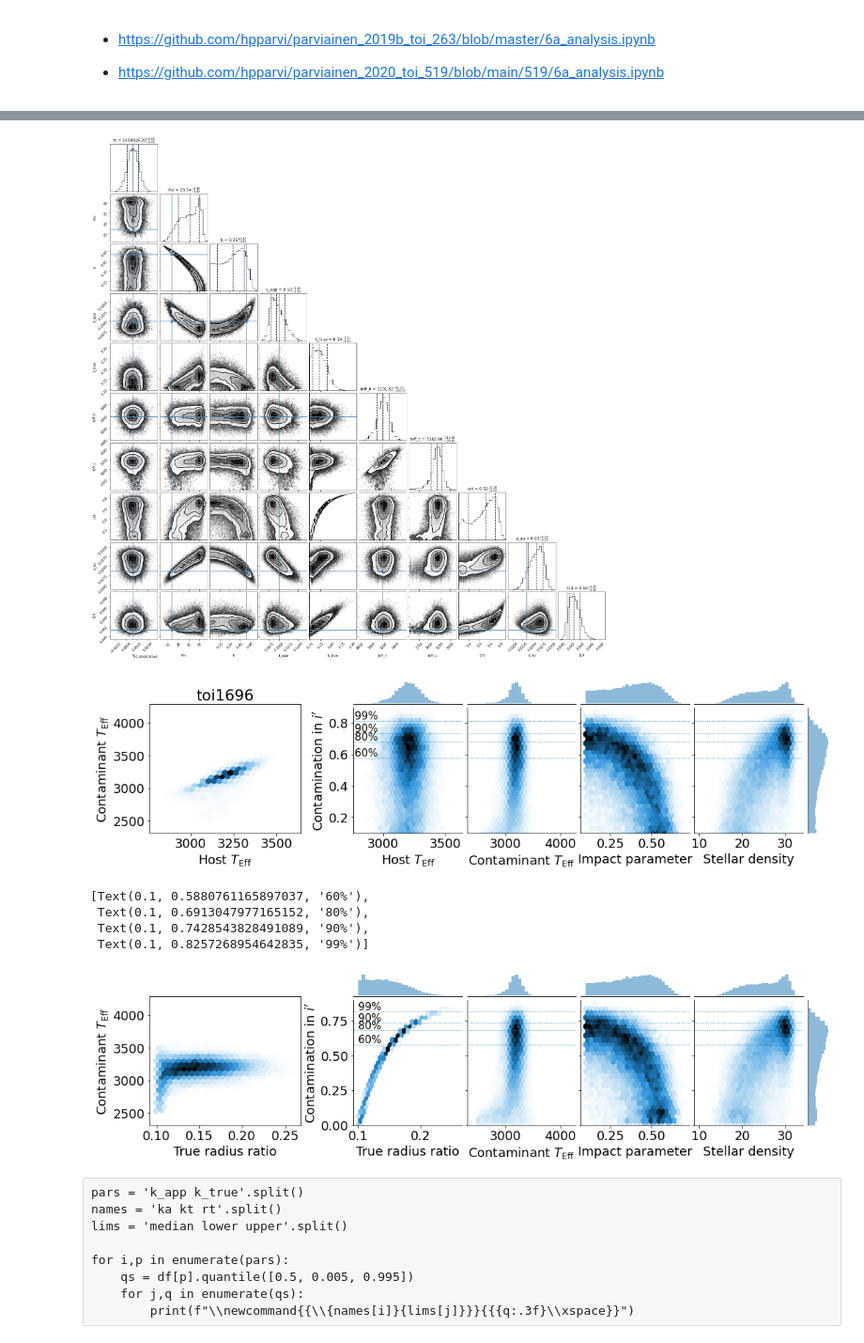
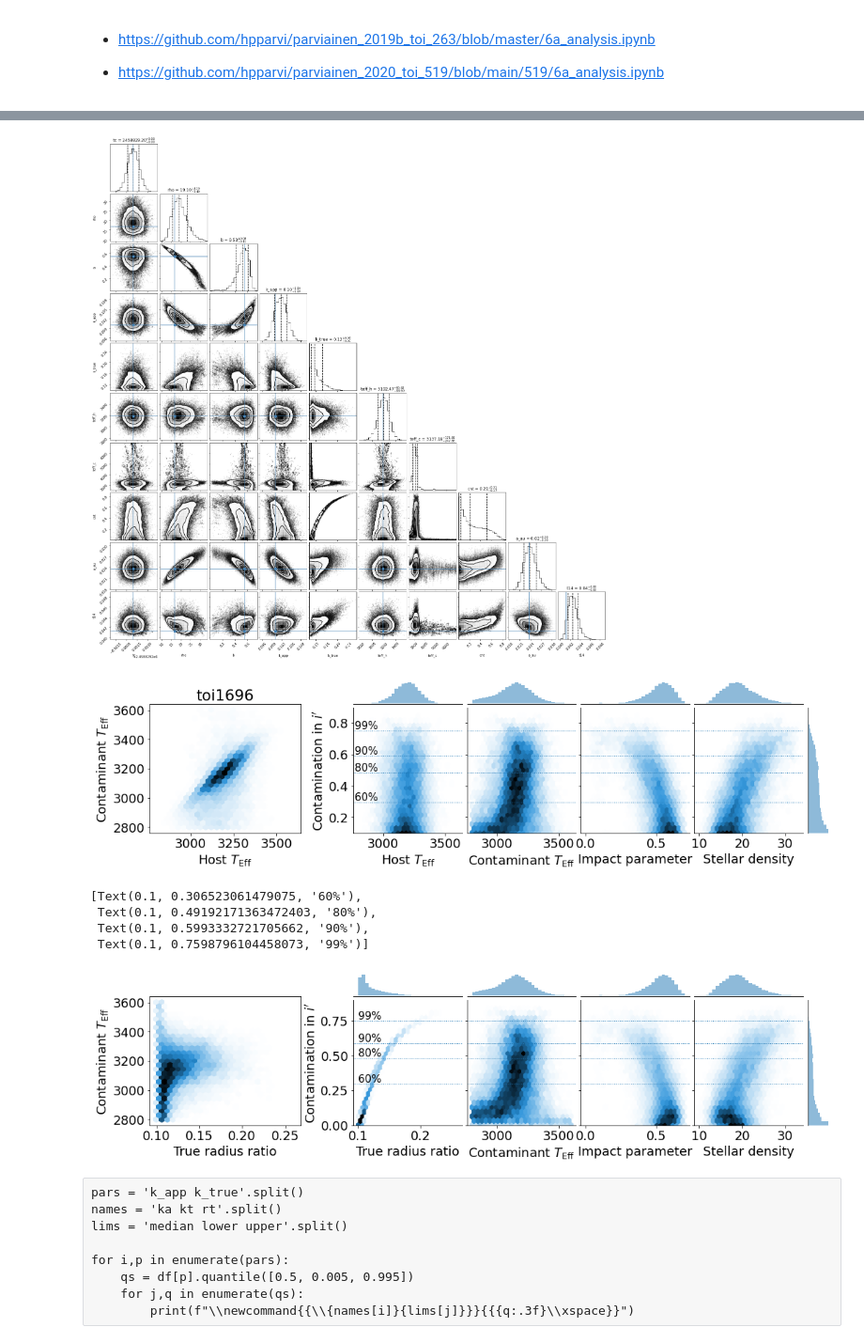
Before and after one commit to jpdeleon/toi1696, a Jupyter notebook: notebooks/contamination.ipynb, the cells around one changed output, grey strips where cells are left out. Shown at 94% size. Saved outputs shown, nothing was run; the diff lists cells and outputs as text; code cells hidden in the pictures.

Commit message:
contamination without t14 prior

```diff
--- a/notebooks/contamination.ipynb
+++ b/notebooks/contamination.ipynb
@@ -156,5 +177,3 @@ lpf.add_ldtk_prior((star_teff.n,star_teff.s),
                    (star_logg.n, star_logg.s),
                    (star_z.n,star_z.s),
                    passbands)
-# %%
-lpf.add_t14_prior(0.99/24, 0.02/24)
@@ -173,7 +194,7 @@ lpf.set_prior('teff_h', NP(star_teff.n, 100)) #inflated uncertainty
 
 #rho_star posterior reaches rho=23 gcc default upper boundary
 #M dwarfs in NExSci have rho<32 gcc
-lpf.set_prior('rho', UP(1, 40.0))
+lpf.set_prior('rho', NP(17, 4.5))
 # lpf.set_prior('k2_app', UP(0.08, 0.12))
 lpf.ps
 # %% [output]
@@ -403,7 +424,7 @@ fig = corner(df[pars],
              truths=truths
             );
 # %% [output]
-[figure, old version]
+[figure, new version]
 # %%
 fig.savefig(f'../paper/figures/contaminated_lpf_corner_{outdir}.png', bbox_inches=False, facecolor='w')
 # %%
@@ -414,8 +435,8 @@ rcParams['font.size'] = 18
 
 fig = joint_marginal_plot(df,
                           htelim=(2800,3600),
-                          ctelim=(2400,4200),
-                          blim=(0.1,0.7),
+                          ctelim=(2800,3600),
+                          blim=(0.0,0.7),
                           clim=(0.1,0.9),
                           rlim=(10,33),
                           fw=15
@@ -441,39 +462,39 @@ fig.axes[0].set_title(target);
 # fig.axes[4].set_xlim(12,16)
 # fig.axes[8].set_xlim(12,16)
 # %% [output]
-[figure, old version]
+[figure, new version]
 # %%
 fig.savefig(f'../paper/figures/contaminated_lpf_jointplot_{outdir}.png', bbox_inches=False, facecolor='w')
 # %%
 from matplotlib.pyplot import setp
 from numpy import percentile
 from pytransit.contamination.plotting import _jplot
 
 def joint_marginal_plot2(df, fw=10, nb=30, gs=25, **kwargs):
     return _jplot(df.k_true, df.teff_c, df.cnt, df.b, df.rho, fw, nb, gs, **kwargs)[0]
 
 fig = joint_marginal_plot2(df,
                           htelim=(0.1, 0.26),
-                          ctelim=(2400, 4200),
-                          blim=(0.1, 0.7),
-                          clim=(0,0.9),
+                          ctelim=(2800, 3600),
+                          blim=(0, 0.7),
+                          clim=(0, 0.9),
                           rlim=(10,33),
                            fw=15
                          )
 
 setp(fig.axes[0:2], xlabel='True radius ratio')
 ps = percentile(df.cnt, [60, 80, 90, 99])
 [[ax.axhline(p, lw=1, ls=':') for p in ps] for ax in fig.axes[1:5]]
 [fig.axes[1].text(0.1, p+0.01, '{:2d}%'.format(t), size='small') for p,t in zip(ps, [60, 80, 90, 99])]
 
 # fig.axes[4].set_xlim(12,16)
 # fig.axes[8].set_xlim(12,16)
 # %% [output]
-[Text(0.1, 0.5880761165897037, '60%'),
- Text(0.1, 0.6913047977165152, '80%'),
- Text(0.1, 0.7428543828491089, '90%'),
- Text(0.1, 0.8257268954642835, '99%')]
+[Text(0.1, 0.306523061479075, '60%'),
+ Text(0.1, 0.49192171363472403, '80%'),
+ Text(0.1, 0.5993332721705662, '90%'),
+ Text(0.1, 0.7598796104458073, '99%')]
-[figure, old version]
+[figure, new version]
 # %%
 fig.savefig(f'../paper/figures/contaminated_lpf_jointplot2_{outdir}.png', bbox_inches=False, facecolor='w')
 # %% [raw]
```
Also changed, not shown: parts of 14 cells of this notebook, 8 other files.
